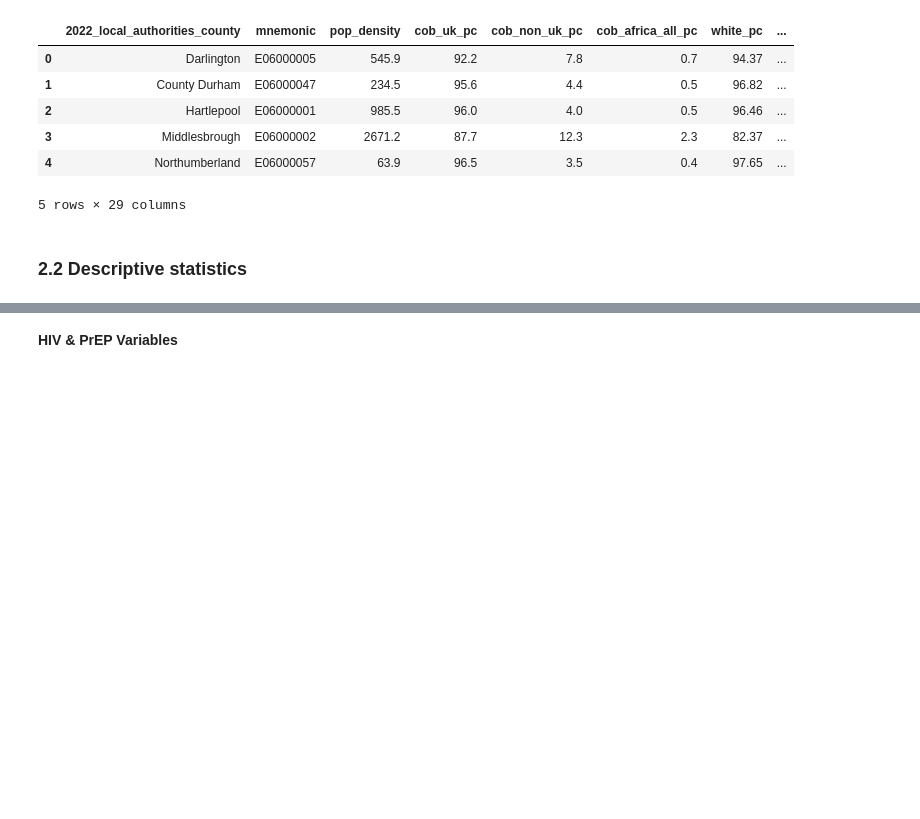
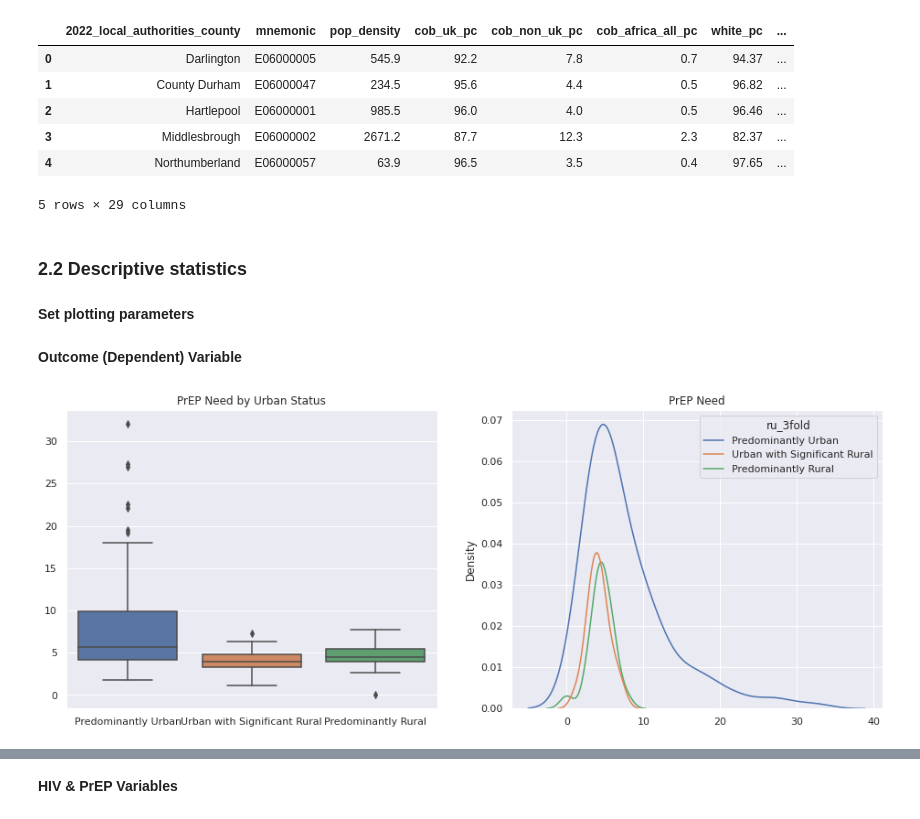
Before and after one commit to joepost/CASA0007_MajorAssessment, a Jupyter notebook: python_notebook.ipynb, the cells around one changed output, grey strips where cells are left out. Cells and saved outputs as stored; diff of their text form; code cells hidden in the pictures; blank space fills up the shorter version.

```diff
--- a/python_notebook.ipynb
+++ b/python_notebook.ipynb
@@ -623,3 +623,5 @@ pairplotdf.columns
 #       dtype='object')
 
 sns.pairplot(data=pairplotdf, hue='ru_3fold', height=2)
+# %% [markdown]
+**Set plotting parameters**
@@ -625,0 +648,16 @@ sns.pairplot(data=pairplotdf, hue='ru_3fold', height=2)
+# %% [markdown]
+**Outcome (Dependent) Variable**
+# %%
+fig, axes = plt.subplots(1, 2, figsize = (16,6))
+
+# create chart in each subplot
+sns.boxplot(data=full_df, x=ru_cats, y='prepneed_value', order=ru_cats_order, ax=axes[0]).set(title="PrEP Need by Urban Status", xlabel = "", ylabel="")
+# sns.histplot(data=full_df, x='prepneed_value', hue='ru_3fold', kde = False, ax=axes[1]).set(title="PrEP Need", xlabel = "")
+sns.kdeplot(data=full_df, x='prepneed_value', hue=ru_cats, hue_order=ru_cats_order, ax=axes[1]).set(title="PrEP Need", xlabel = "")
+
+# save figure to output folder
+plt.savefig(f"figures/distplots_outcomevar_{ru_cats_filename}.png", dpi=600, facecolor="white", bbox_inches="tight")
+
+plt.show()
+# %% [output]
+[figure, added]
```
Also changed, not shown: parts of 5 cells of this notebook.
